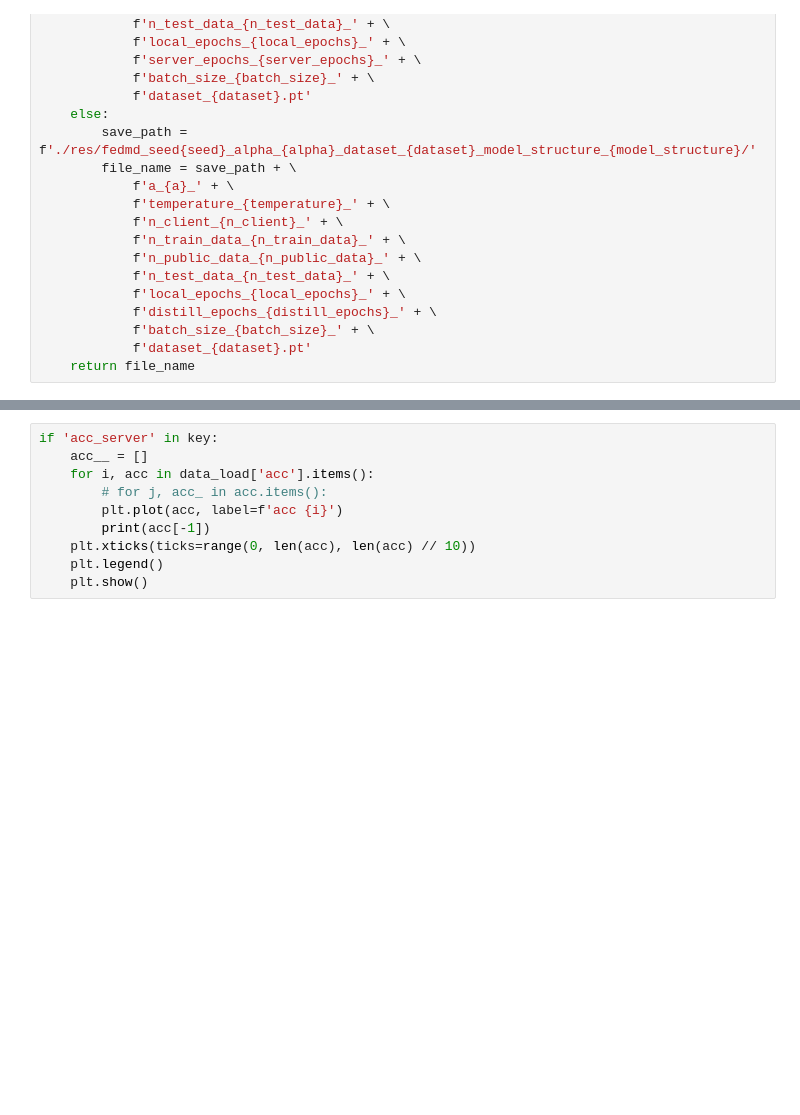
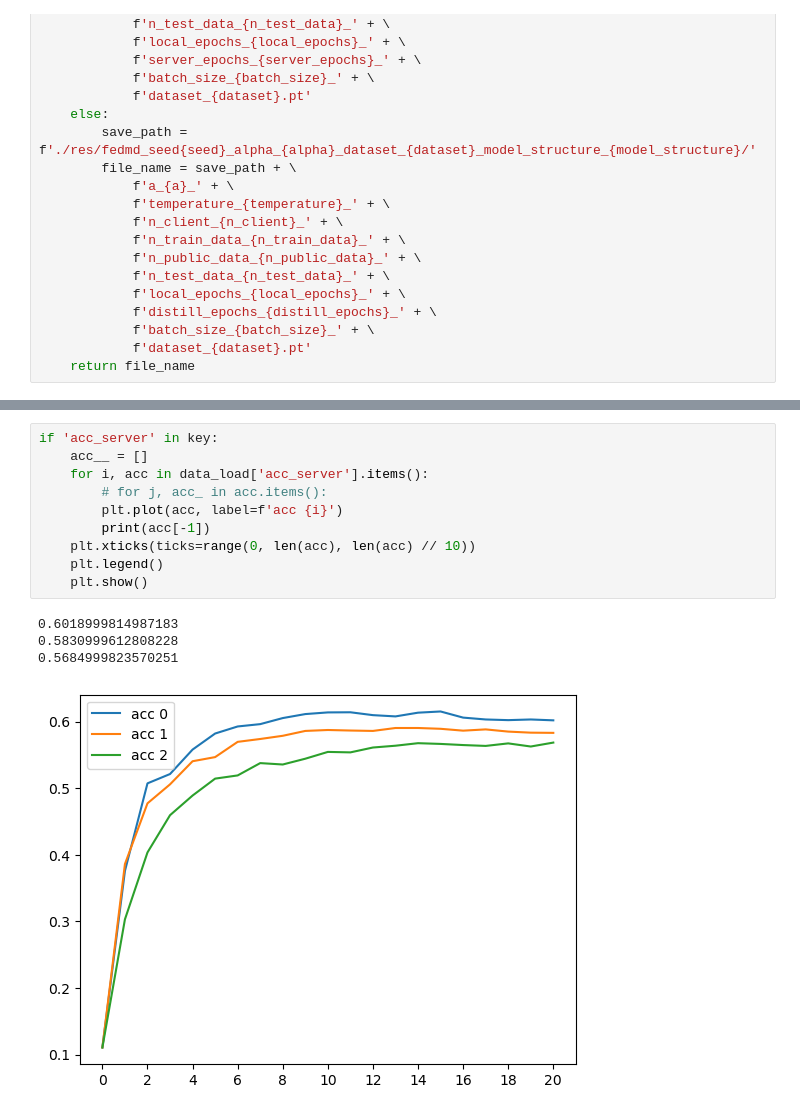
Before and after one commit to Haifeng-Dai/hybrid_new, a Jupyter notebook: plot.ipynb, the cells around one changed output, grey strips where cells are left out. Saved outputs shown, nothing was run; the diff lists cells and outputs as text; blank space fills up the shorter version.

```diff
--- a/plot.ipynb
+++ b/plot.ipynb
@@ -79,10 +79,15 @@ if 'acc' in key:
 # %%
 if 'acc_server' in key:
     acc__ = []
-    for i, acc in data_load['acc'].items():
+    for i, acc in data_load['acc_server'].items():
         # for j, acc_ in acc.items():
         plt.plot(acc, label=f'acc {i}')
         print(acc[-1])
     plt.xticks(ticks=range(0, len(acc), len(acc) // 10))
     plt.legend()
     plt.show()
+# %% [output]
+0.6018999814987183
+0.5830999612808228
+0.5684999823570251
+[figure, added]
```
Also changed, not shown: parts of 3 cells of this notebook, 22 other files.
